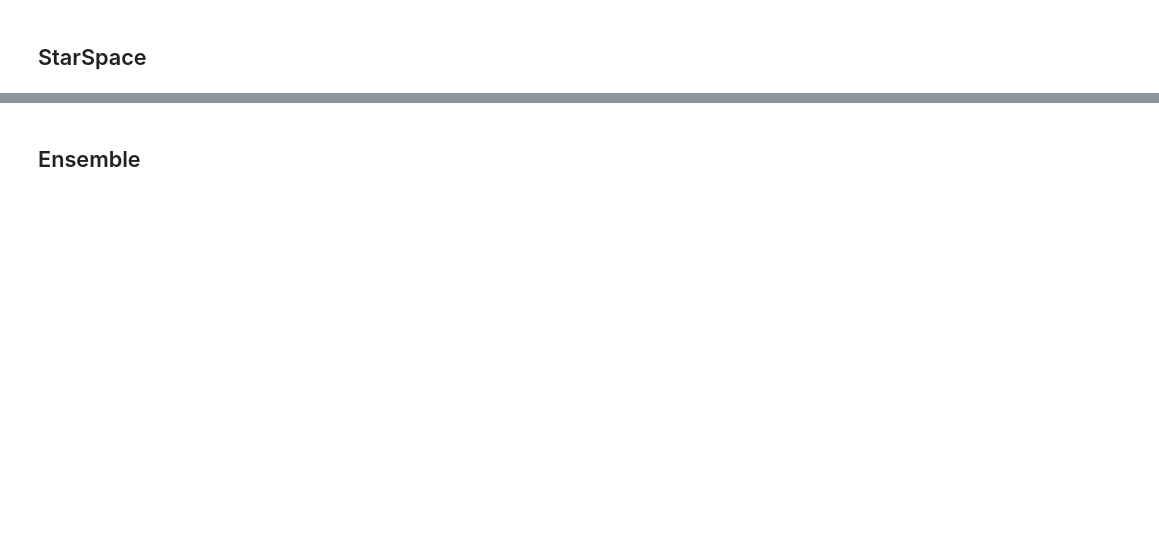
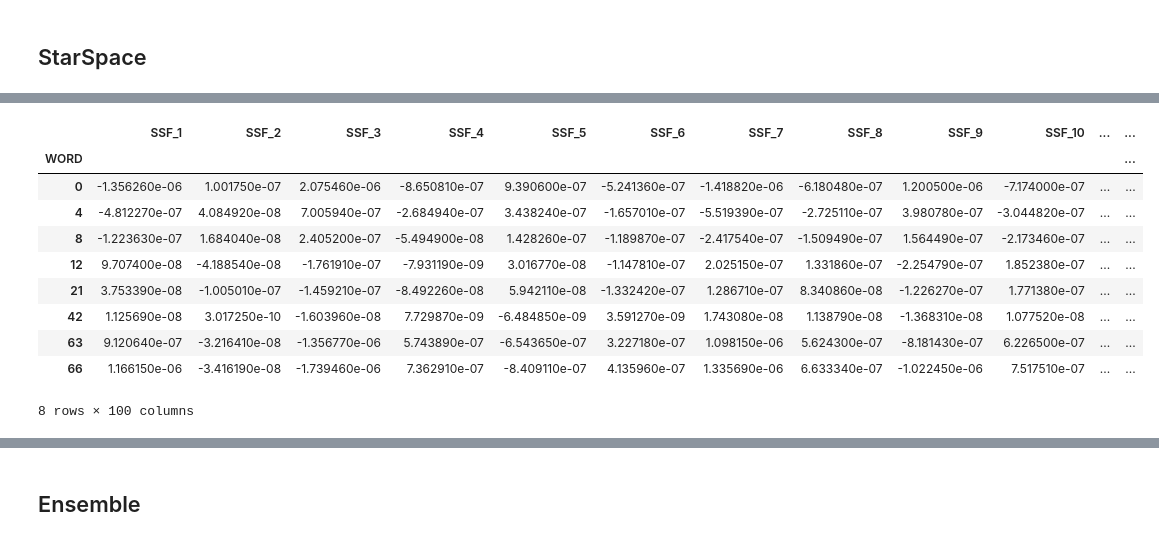
Before and after one commit to IooHooI/RECOMMENDATION_SYSTEMS_2, a Jupyter notebook: notebooks/SOLUTION.ipynb, the cells around one changed output, grey strips where cells are left out. Drawn from its saved outputs; the diff is of its cells as text; code cells hidden in the pictures; blank space fills up the shorter version.

```diff
--- a/notebooks/SOLUTION.ipynb
+++ b/notebooks/SOLUTION.ipynb
@@ -460,0 +735,14 @@ plot_roc_auc(fpr, tpr, 'XGBoost classifier approach')
+# %%
+X_star_space_emb.loc[X_star_space.loc[4]]
+# %% [output]
+|  | SSF_1 | SSF_2 | SSF_3 | SSF_4 | SSF_5 | SSF_6 | SSF_7 | SSF_8 | SSF_9 | SSF_10 | ... | ... |
+| WORD |  |  |  |  |  |  |  |  |  |  |  | ... |
+| 0 | -1.356260e-06 | 1.001750e-07 | 2.075460e-06 | -8.650810e-07 | 9.390600e-07 | -5.241360e-07 | -1.418820e-06 | -6.180480e-07 | 1.200500e-06 | -7.174000e-07 | ... | ... |
+| 4 | -4.812270e-07 | 4.084920e-08 | 7.005940e-07 | -2.684940e-07 | 3.438240e-07 | -1.657010e-07 | -5.519390e-07 | -2.725110e-07 | 3.980780e-07 | -3.044820e-07 | ... | ... |
+| 8 | -1.223630e-07 | 1.684040e-08 | 2.405200e-07 | -5.494900e-08 | 1.428260e-07 | -1.189870e-07 | -2.417540e-07 | -1.509490e-07 | 1.564490e-07 | -2.173460e-07 | ... | ... |
+| 12 | 9.707400e-08 | -4.188540e-08 | -1.761910e-07 | -7.931190e-09 | 3.016770e-08 | -1.147810e-07 | 2.025150e-07 | 1.331860e-07 | -2.254790e-07 | 1.852380e-07 | ... | ... |
+| 21 | 3.753390e-08 | -1.005010e-07 | -1.459210e-07 | -8.492260e-08 | 5.942110e-08 | -1.332420e-07 | 1.286710e-07 | 8.340860e-08 | -1.226270e-07 | 1.771380e-07 | ... | ... |
+| 42 | 1.125690e-08 | 3.017250e-10 | -1.603960e-08 | 7.729870e-09 | -6.484850e-09 | 3.591270e-09 | 1.743080e-08 | 1.138790e-08 | -1.368310e-08 | 1.077520e-08 | ... | ... |
+| 63 | 9.120640e-07 | -3.216410e-08 | -1.356770e-06 | 5.743890e-07 | -6.543650e-07 | 3.227180e-07 | 1.098150e-06 | 5.624300e-07 | -8.181430e-07 | 6.226500e-07 | ... | ... |
+| 66 | 1.166150e-06 | -3.416190e-08 | -1.739460e-06 | 7.362910e-07 | -8.409110e-07 | 4.135960e-07 | 1.335690e-06 | 6.633340e-07 | -1.022450e-06 | 7.517510e-07 | ... | ... |
+8 rows × 100 columns
```
Also changed, not shown: parts of 98 cells of this notebook.
